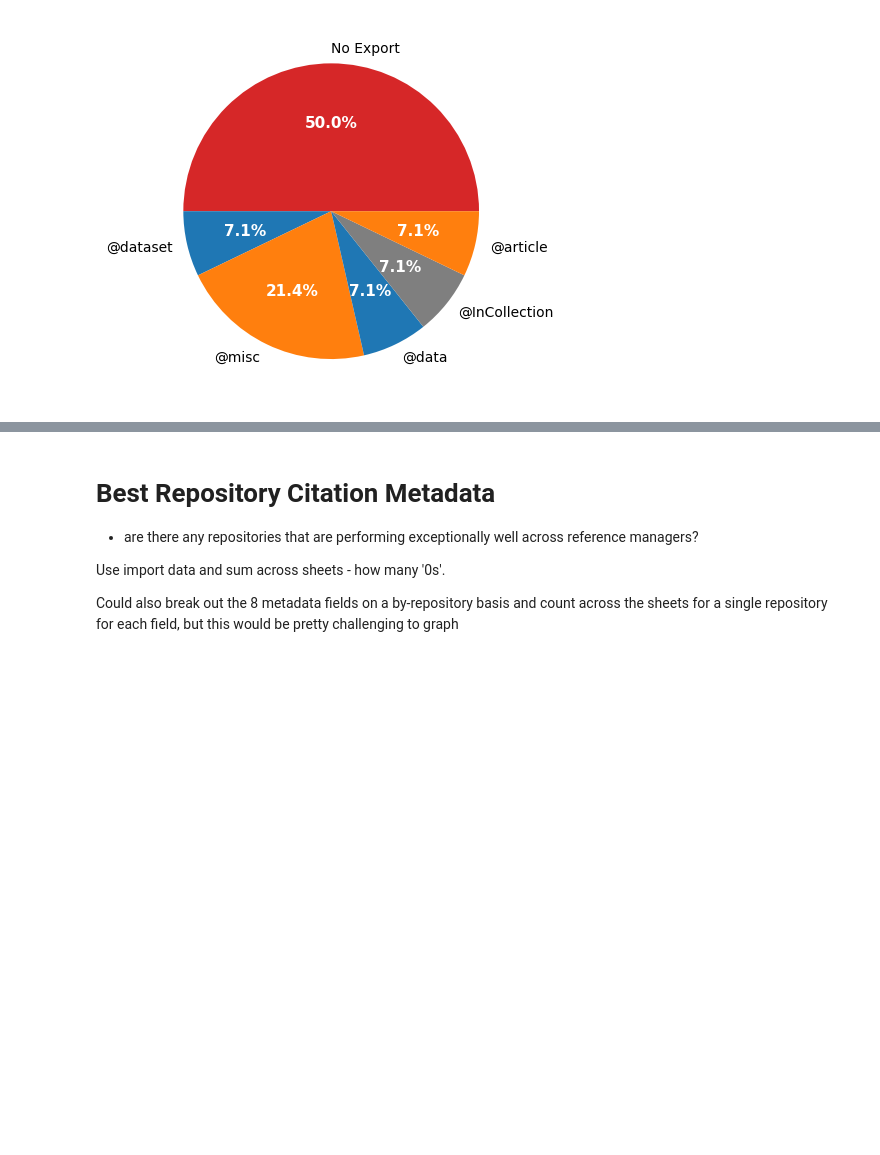
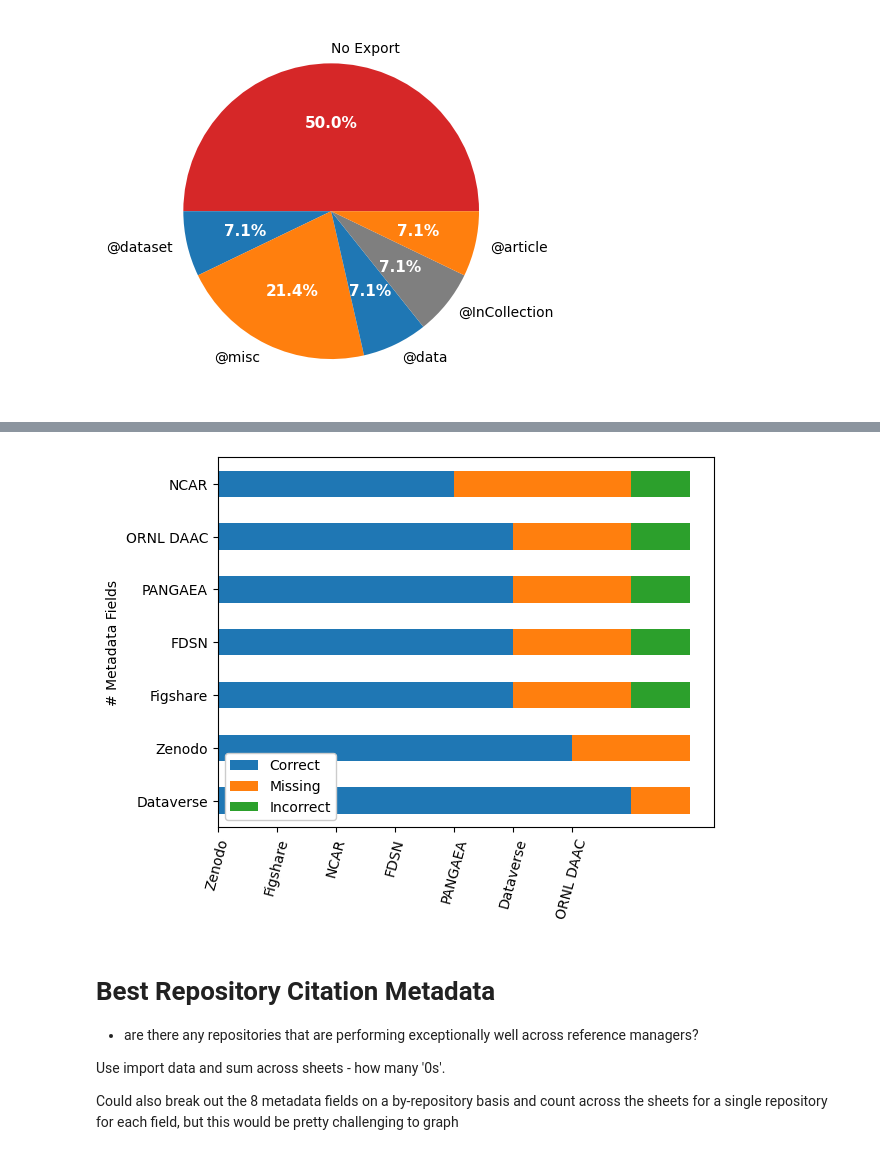
Before and after one commit to kvrouwenvelder/reference-manager-analysis, a Jupyter notebook: reference-manager-citations-ESIP.ipynb, the cells around one changed output, grey strips where cells are left out. Cells and saved outputs as stored; diff of their text form; code cells hidden in the pictures; blank space fills up the shorter version.

```diff
--- a/reference-manager-citations-ESIP.ipynb
+++ b/reference-manager-citations-ESIP.ipynb
@@ -321,3 +389,17 @@ plt.show()
+# %%
+# Horizontal version
+
+# Count the correct , incorrect, missing fields - Import Only
+count_fields(bibtex, im_cols,'im')
+
+# Filter by only repos offering bibtex export, sort, Graph
+ax2 = bibtex.loc[bibtex['export-exists']==0.0].sort_values(by=['count_correct_im'],ascending = False).plot.barh(x = 'Repository', y = ['count_correct_im','count_missing_im','count_incorrect_im'], stacked = True, label = ['Correct', 'Missing','Incorrect'])
+plt.ylabel('# Metadata Fields')
+ax2.legend(loc = 'lower left',framealpha=1)
+ax2.set_xticks(np.arange(7), labels = bibtex['Repository'].loc[bibtex['export-exists']==0],rotation=75)
+plt.show()
+# %% [output]
+[figure, added]
 # %% [markdown]
 # Best Repository Citation Metadata
 
```
Also changed, not shown: parts of 6 cells of this notebook.
